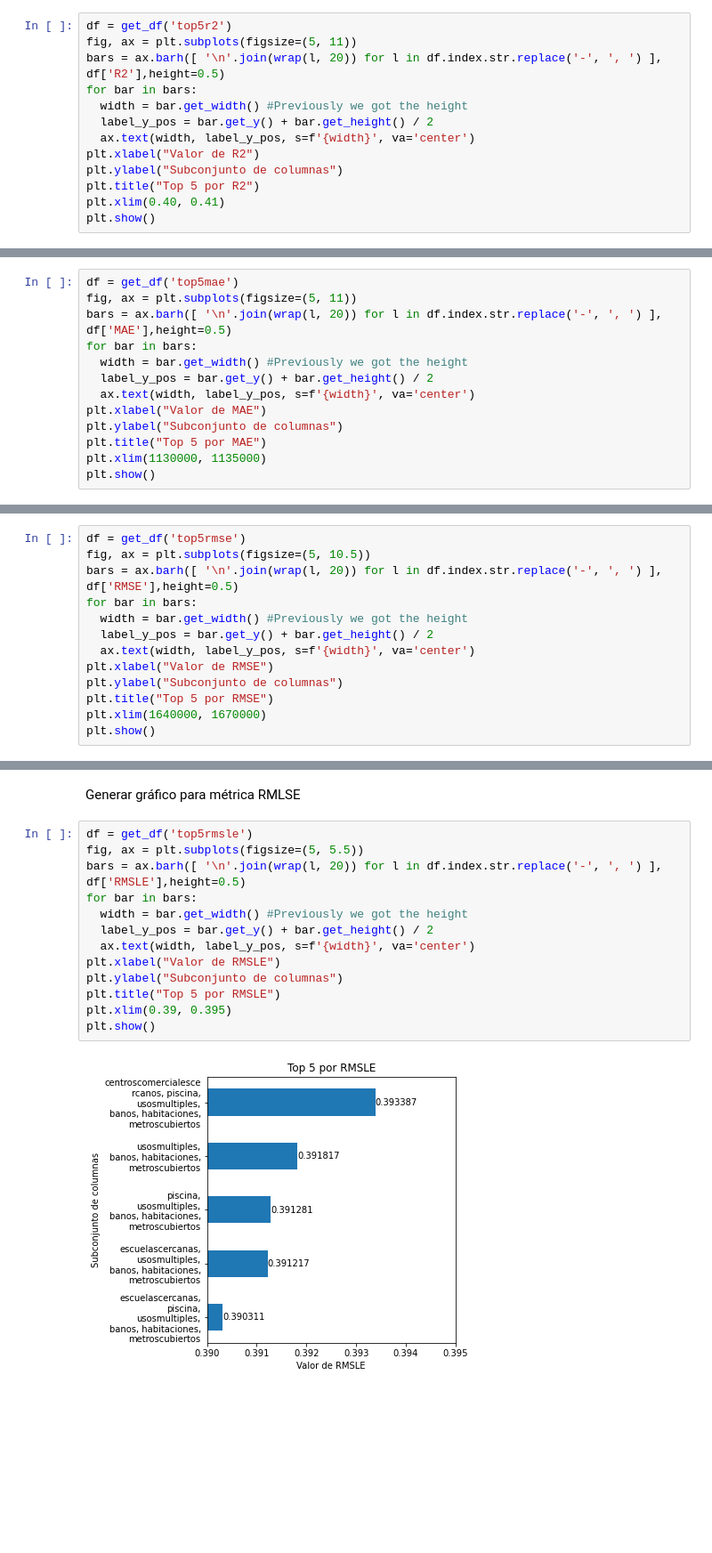
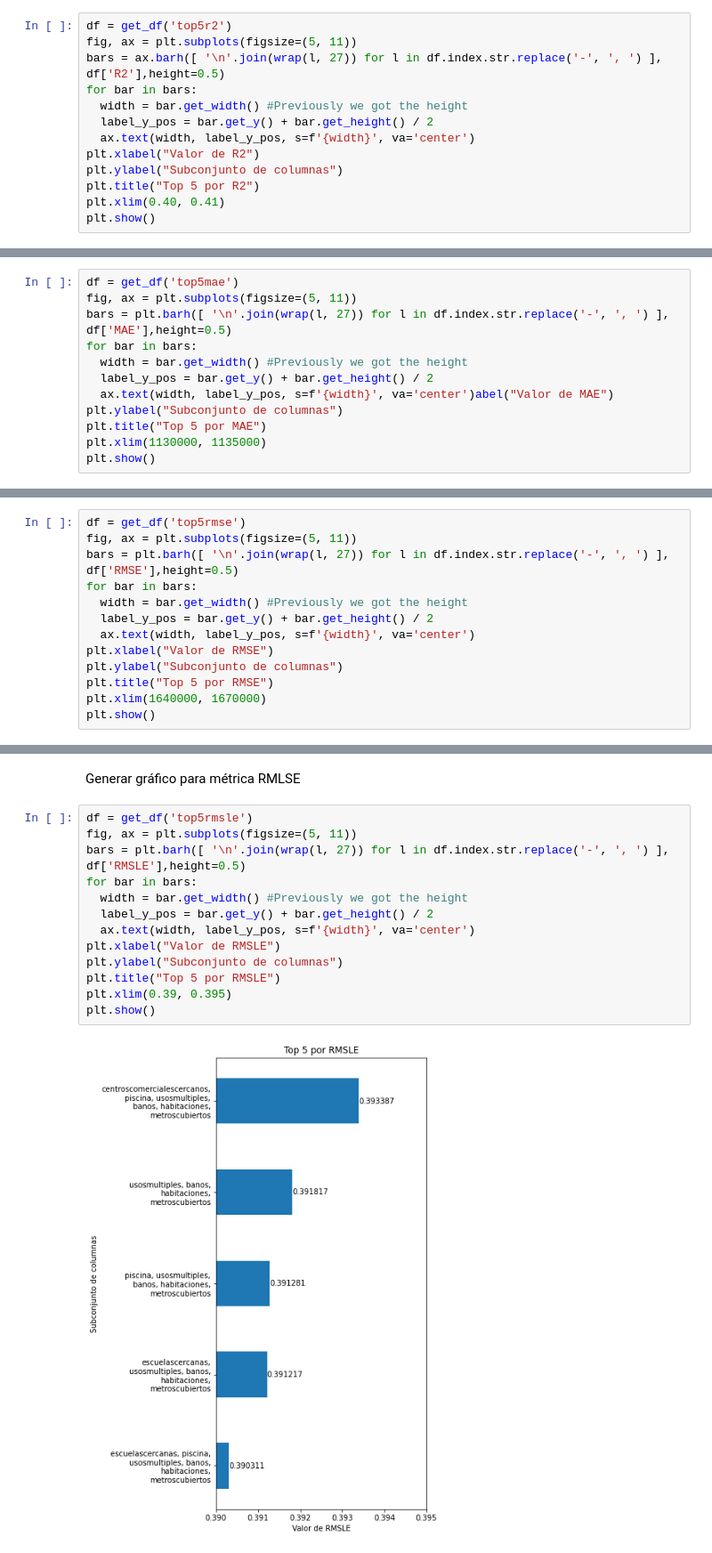
Before and after one commit to Martosaied/metnum-tp3, a Jupyter notebook: table-generator/generador-graficos.ipynb, the cells around one changed output, grey strips where cells are left out. Shown at 89% size. Saved outputs shown, nothing was run; the diff lists cells and outputs as text; blank space fills up the shorter version.

```diff
--- a/table-generator/generador-graficos.ipynb
+++ b/table-generator/generador-graficos.ipynb
@@ -15,7 +17,7 @@ Generar gráfico para métrica R2
 # %%
 df = get_df('top5r2')
 fig, ax = plt.subplots(figsize=(5, 11))
-bars = ax.barh([ '\n'.join(wrap(l, 20)) for l in df.index.str.replace('-', ', ') ], df['R2'],height=0.5)
+bars = ax.barh([ '\n'.join(wrap(l, 27)) for l in df.index.str.replace('-', ', ') ], df['R2'],height=0.5)
 for bar in bars:
   width = bar.get_width() #Previously we got the height
   label_y_pos = bar.get_y() + bar.get_height() / 2
@@ -32,12 +34,11 @@ Generar gráfico para métrica MAE
 # %%
 df = get_df('top5mae')
 fig, ax = plt.subplots(figsize=(5, 11))
-bars = ax.barh([ '\n'.join(wrap(l, 20)) for l in df.index.str.replace('-', ', ') ], df['MAE'],height=0.5)
+bars = plt.barh([ '\n'.join(wrap(l, 27)) for l in df.index.str.replace('-', ', ') ], df['MAE'],height=0.5)
 for bar in bars:
   width = bar.get_width() #Previously we got the height
   label_y_pos = bar.get_y() + bar.get_height() / 2
-  ax.text(width, label_y_pos, s=f'{width}', va='center')
-plt.xlabel("Valor de MAE")
+  ax.text(width, label_y_pos, s=f'{width}', va='center')abel("Valor de MAE")
 plt.ylabel("Subconjunto de columnas")
 plt.title("Top 5 por MAE")
 plt.xlim(1130000, 1135000)
@@ -48,8 +49,8 @@ plt.show()
 Generar gráfico para métrica RMSE
 # %%
 df = get_df('top5rmse')
-fig, ax = plt.subplots(figsize=(5, 10.5))
-bars = ax.barh([ '\n'.join(wrap(l, 20)) for l in df.index.str.replace('-', ', ') ], df['RMSE'],height=0.5)
+fig, ax = plt.subplots(figsize=(5, 11))
+bars = plt.barh([ '\n'.join(wrap(l, 27)) for l in df.index.str.replace('-', ', ') ], df['RMSE'],height=0.5)
 for bar in bars:
   width = bar.get_width() #Previously we got the height
   label_y_pos = bar.get_y() + bar.get_height() / 2
@@ -65,16 +66,16 @@ plt.show()
 Generar gráfico para métrica RMLSE
 # %%
 df = get_df('top5rmsle')
-fig, ax = plt.subplots(figsize=(5, 5.5))
-bars = ax.barh([ '\n'.join(wrap(l, 20)) for l in df.index.str.replace('-', ', ') ], df['RMSLE'],height=0.5)
+fig, ax = plt.subplots(figsize=(5, 11))
+bars = plt.barh([ '\n'.join(wrap(l, 27)) for l in df.index.str.replace('-', ', ') ], df['RMSLE'],height=0.5)
 for bar in bars:
   width = bar.get_width() #Previously we got the height
   label_y_pos = bar.get_y() + bar.get_height() / 2
   ax.text(width, label_y_pos, s=f'{width}', va='center')
 plt.xlabel("Valor de RMSLE")
 plt.ylabel("Subconjunto de columnas")
 plt.title("Top 5 por RMSLE")
 plt.xlim(0.39, 0.395)
 plt.show()
 # %% [output]
-[figure, old version]
+[figure, new version]
```
Also changed, not shown: parts of 5 cells of this notebook, 2 other files.
